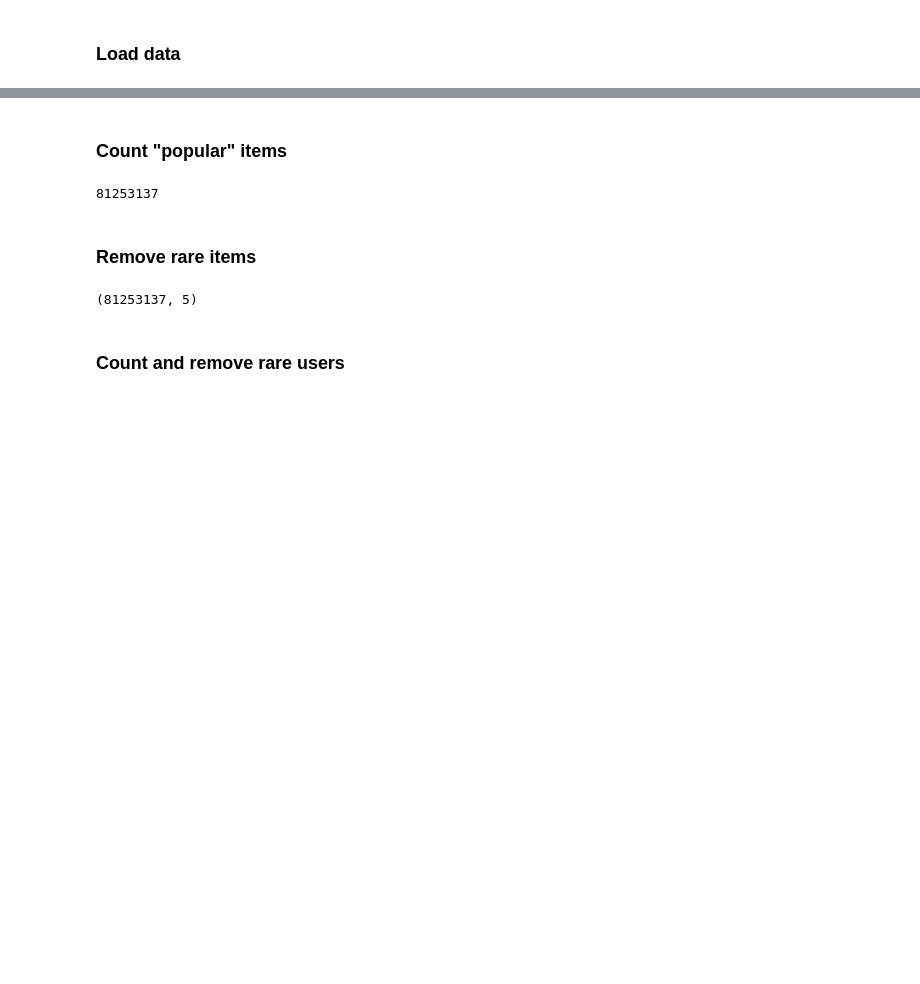
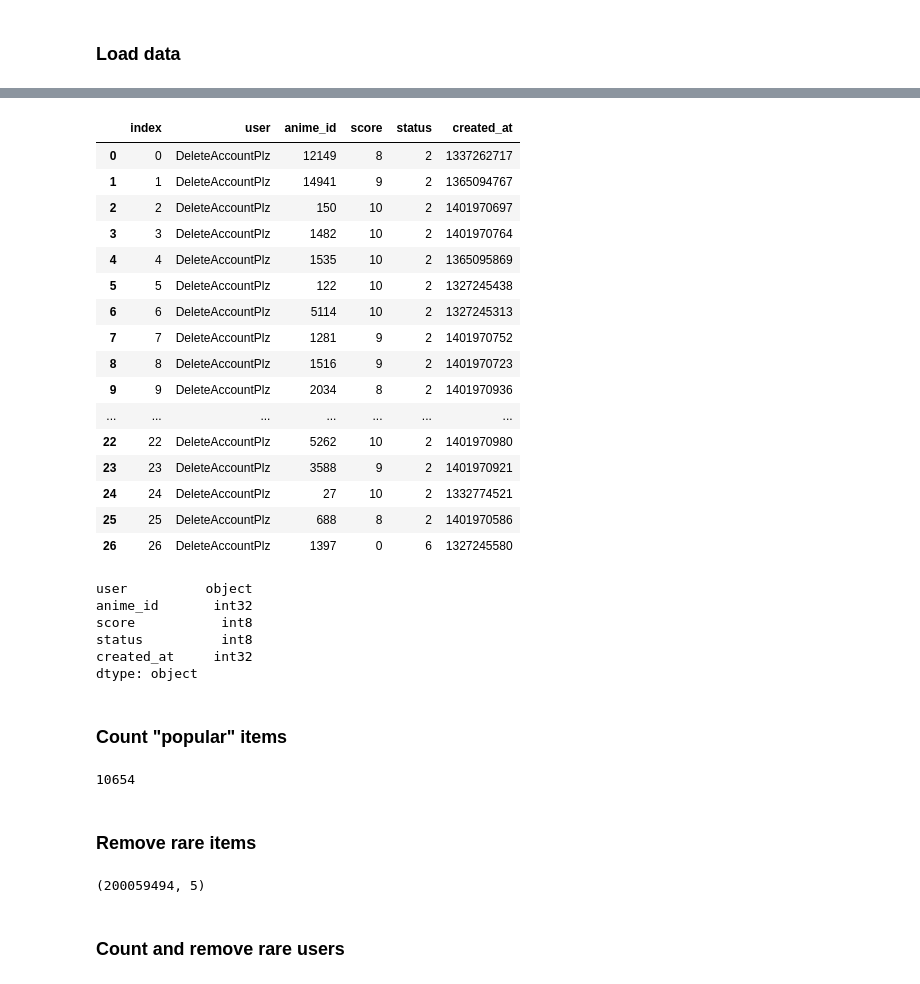
Before and after one commit to dtrager02/MyAniRec-Training, a Jupyter notebook: setup.ipynb, the cells around one changed output, grey strips where cells are left out. Saved outputs shown, nothing was run; the diff lists cells and outputs as text; code cells hidden in the pictures; blank space fills up the shorter version.

```diff
--- a/setup.ipynb
+++ b/setup.ipynb
@@ -16,2 +19,32 @@ a.head()
+# %%
+a[a['user'] == "DeleteAccountPlz"]
+# %% [output]
+|  | index | user | anime_id | score | status | created_at |
+| 0 | 0 | DeleteAccountPlz | 12149 | 8 | 2 | 1337262717 |
+| 1 | 1 | DeleteAccountPlz | 14941 | 9 | 2 | 1365094767 |
+| 2 | 2 | DeleteAccountPlz | 150 | 10 | 2 | 1401970697 |
+| 3 | 3 | DeleteAccountPlz | 1482 | 10 | 2 | 1401970764 |
+| 4 | 4 | DeleteAccountPlz | 1535 | 10 | 2 | 1365095869 |
+| 5 | 5 | DeleteAccountPlz | 122 | 10 | 2 | 1327245438 |
+| 6 | 6 | DeleteAccountPlz | 5114 | 10 | 2 | 1327245313 |
+| 7 | 7 | DeleteAccountPlz | 1281 | 9 | 2 | 1401970752 |
+| 8 | 8 | DeleteAccountPlz | 1516 | 9 | 2 | 1401970723 |
+| 9 | 9 | DeleteAccountPlz | 2034 | 8 | 2 | 1401970936 |
+| ... | ... | ... | ... | ... | ... | ... |
+| 22 | 22 | DeleteAccountPlz | 5262 | 10 | 2 | 1401970980 |
+| 23 | 23 | DeleteAccountPlz | 3588 | 9 | 2 | 1401970921 |
+| 24 | 24 | DeleteAccountPlz | 27 | 10 | 2 | 1332774521 |
+| 25 | 25 | DeleteAccountPlz | 688 | 8 | 2 | 1401970586 |
+| 26 | 26 | DeleteAccountPlz | 1397 | 0 | 6 | 1327245580 |
+# %%
+a.drop(columns=["index"], inplace=True)
+a.dtypes
+# %% [output]
+user          object
+anime_id       int32
+score           int8
+status          int8
+created_at     int32
+dtype: object
 # %% [markdown]
 ### Count "popular" items
@@ -18,5 +55,5 @@ a.head()
 # %%
 b = a['anime_id'].value_counts()
-b[b>100].sum()
+b[b>300].count()
 # %% [output]
-81253137
+10654
@@ -23,10 +62,10 @@ b[b>100].sum()
 # %% [markdown]
 ### Remove rare items
 # %%
-a = a[a['anime_id'].isin(b[b>100].index)]
+a = a[a['anime_id'].isin(b[b>300].index)]
 a.shape
 # %% [output]
-(81253137, 5)
+(200059494, 5)
 # %% [markdown]
 ### Count and remove rare users
 # %%
```
Also changed, not shown: parts of 53 cells of this notebook, 8 other files.
